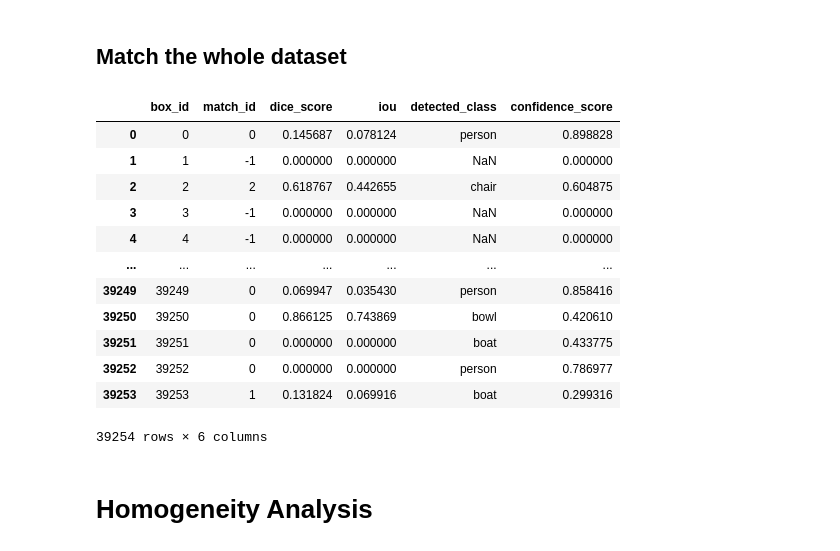
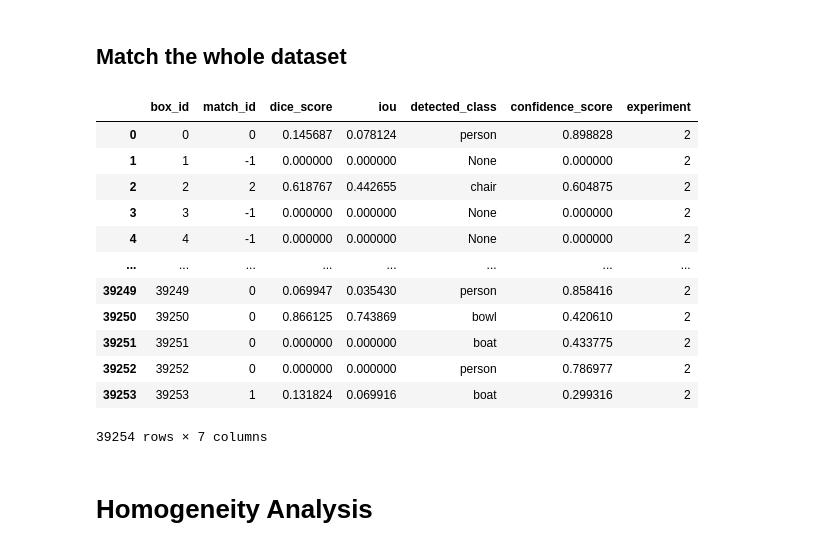
Before and after one commit to GMuradas99/Symmetry-Object-Detection-Analysis, a Jupyter notebook: match_object_detection.ipynb, the cells around one changed output. Saved outputs shown, nothing was run; the diff lists cells and outputs as text; code cells hidden in the pictures.

```diff
--- a/match_object_detection.ipynb
+++ b/match_object_detection.ipynb
@@ -92,43 +92,46 @@ get_od_match_row(row, results)
 # %% [markdown]
 ## Match the whole dataset
 # %%
-compute = False
+compute = True
 
 def get_od_matches(df, predictions):
     box_id = []
     matches = []
+    experiments = []
     for _, row in tqdm(df.iterrows(), total=len(df)):
         if row['file_name'] not in predictions:
             continue
 
         box_id.append(row['Index'])
         matches.append(get_od_match_row(row, predictions))
+        experiments.append(row['experiment'])
 
     matches = pd.DataFrame(matches)
     matches.insert(0, 'box_id', box_id)
+    matches.insert(6, 'experiment', experiments)
 
     return matches
 
 if compute:
     od_matches = get_od_matches(df, results)
     od_matches.to_csv('data_out/object_detection/box_matches.csv')
 else:
     od_matches = pd.read_csv('data_out/object_detection/box_matches.csv', index_col=0)
 od_matches
 # %% [output]
-|  | box_id | match_id | dice_score | iou | detected_class | confidence_score |
-| 0 | 0 | 0 | 0.145687 | 0.078124 | person | 0.898828 |
-| 1 | 1 | -1 | 0.000000 | 0.000000 | NaN | 0.000000 |
-| 2 | 2 | 2 | 0.618767 | 0.442655 | chair | 0.604875 |
-| 3 | 3 | -1 | 0.000000 | 0.000000 | NaN | 0.000000 |
-| 4 | 4 | -1 | 0.000000 | 0.000000 | NaN | 0.000000 |
-| ... | ... | ... | ... | ... | ... | ... |
-| 39249 | 39249 | 0 | 0.069947 | 0.035430 | person | 0.858416 |
-| 39250 | 39250 | 0 | 0.866125 | 0.743869 | bowl | 0.420610 |
-| 39251 | 39251 | 0 | 0.000000 | 0.000000 | boat | 0.433775 |
-| 39252 | 39252 | 0 | 0.000000 | 0.000000 | person | 0.786977 |
-| 39253 | 39253 | 1 | 0.131824 | 0.069916 | boat | 0.299316 |
+|  | box_id | match_id | dice_score | iou | detected_class | confidence_score | experiment |
+| 0 | 0 | 0 | 0.145687 | 0.078124 | person | 0.898828 | 2 |
+| 1 | 1 | -1 | 0.000000 | 0.000000 | None | 0.000000 | 2 |
+| 2 | 2 | 2 | 0.618767 | 0.442655 | chair | 0.604875 | 2 |
+| 3 | 3 | -1 | 0.000000 | 0.000000 | None | 0.000000 | 2 |
+| 4 | 4 | -1 | 0.000000 | 0.000000 | None | 0.000000 | 2 |
+| ... | ... | ... | ... | ... | ... | ... | ... |
+| 39249 | 39249 | 0 | 0.069947 | 0.035430 | person | 0.858416 | 2 |
+| 39250 | 39250 | 0 | 0.866125 | 0.743869 | bowl | 0.420610 | 2 |
+| 39251 | 39251 | 0 | 0.000000 | 0.000000 | boat | 0.433775 | 2 |
+| 39252 | 39252 | 0 | 0.000000 | 0.000000 | person | 0.786977 | 2 |
+| 39253 | 39253 | 1 | 0.131824 | 0.069916 | boat | 0.299316 | 2 |
-39254 rows × 6 columns
+39254 rows × 7 columns
 # %% [markdown]
 # Homogeneity Analysis
 # %%
```
Also changed, not shown: parts of 1 cell of this notebook, 6 other files.
